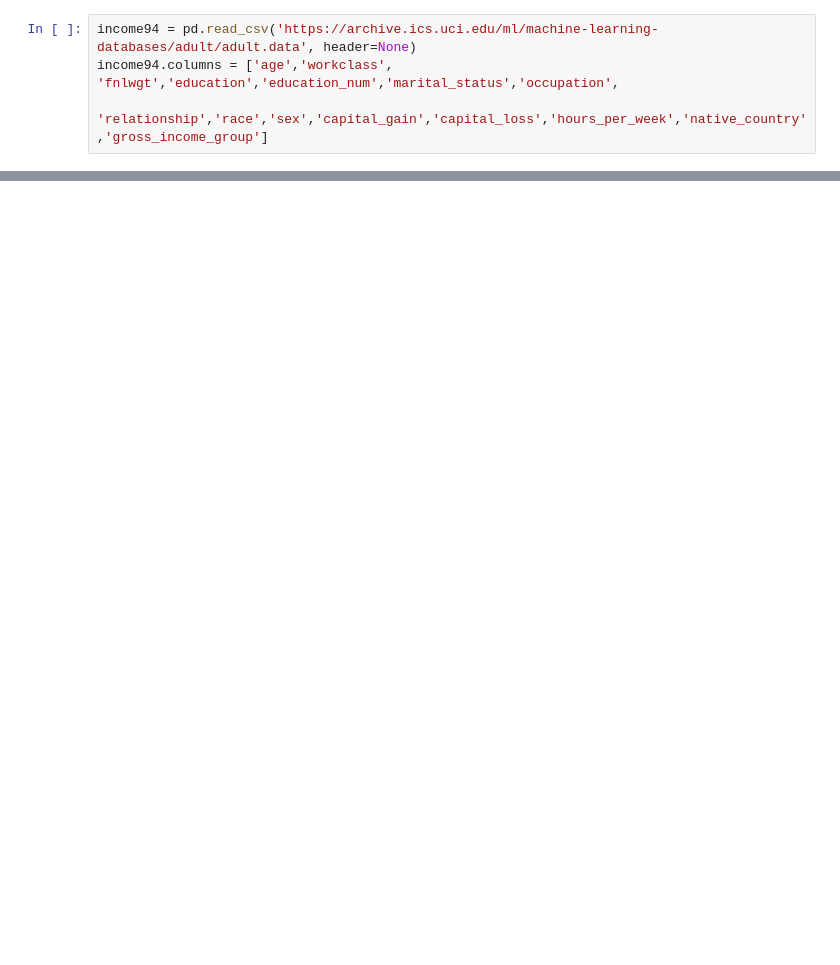
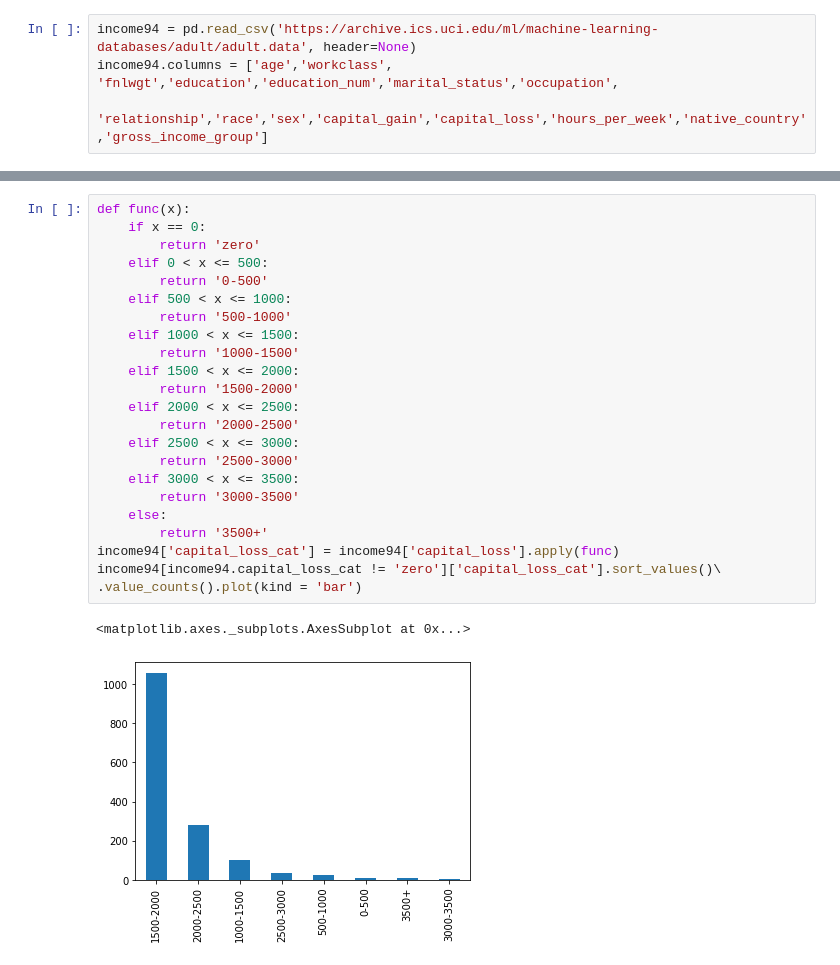
Before and after one commit to Yuanxyyds/JSC270_HW2_2022_Steven_Liu, a Jupyter notebook: Assignment2.ipynb, the cells around one changed output, grey strips where cells are left out. Drawn from its saved outputs; the diff is of its cells as text; blank space fills up the shorter version.

```diff
--- a/Assignment2.ipynb
+++ b/Assignment2.ipynb
@@ -18,0 +95,26 @@ income94.columns = ['age','workclass', 'fnlwgt','education','education_num','mar
+# %%
+def func(x):
+    if x == 0:
+        return 'zero'
+    elif 0 < x <= 500:
+        return '0-500'
+    elif 500 < x <= 1000:
+        return '500-1000'
+    elif 1000 < x <= 1500:
+        return '1000-1500'
+    elif 1500 < x <= 2000:
+        return '1500-2000'
+    elif 2000 < x <= 2500:
+        return '2000-2500'
+    elif 2500 < x <= 3000:
+        return '2500-3000'
+    elif 3000 < x <= 3500:
+        return '3000-3500'
+    else:
+        return '3500+'
+income94['capital_loss_cat'] = income94['capital_loss'].apply(func)
+income94[income94.capital_loss_cat != 'zero']['capital_loss_cat'].sort_values()\
+.value_counts().plot(kind = 'bar')
+# %% [output]
+<matplotlib.axes._subplots.AxesSubplot at 0x...>
+[figure, added]
```
Also changed, not shown: parts of 48 cells of this notebook.
